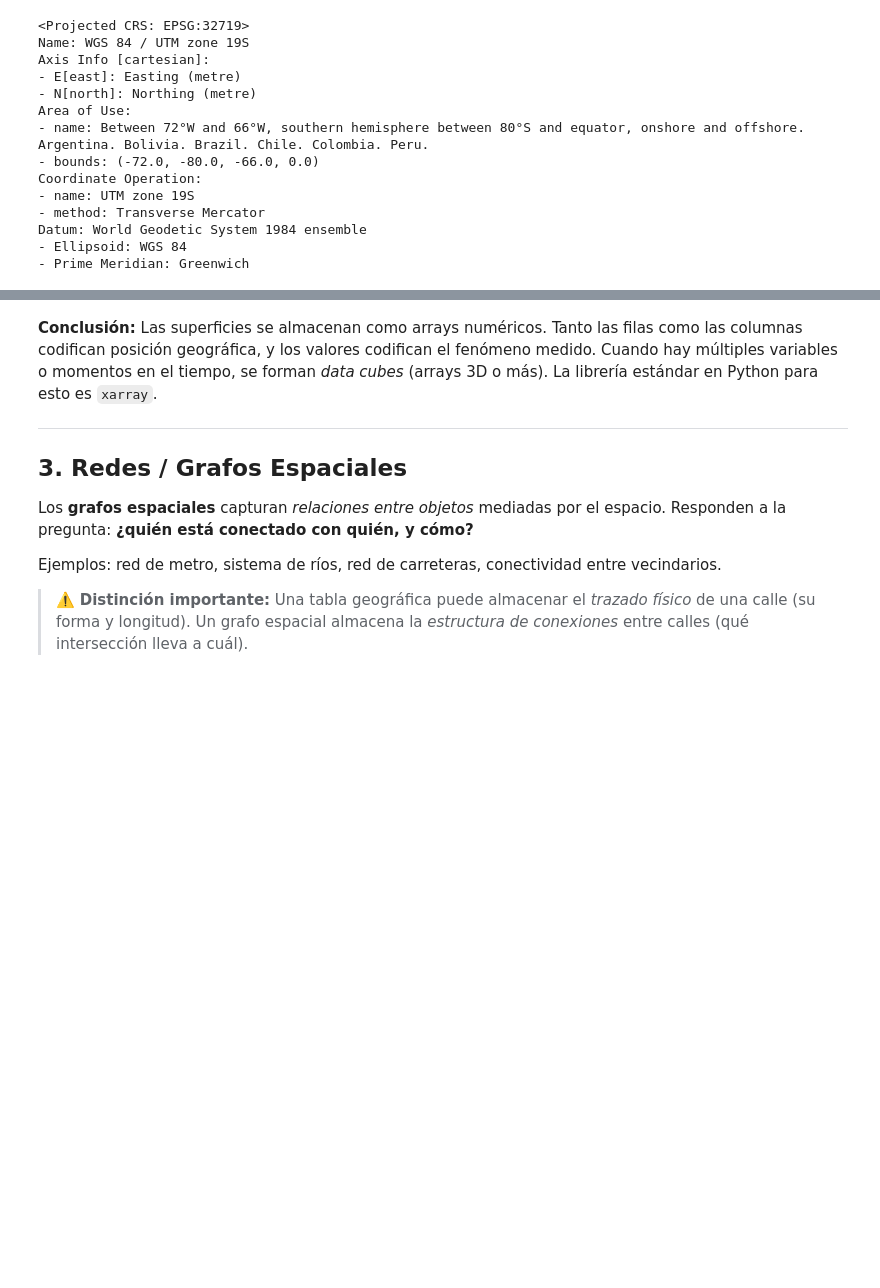
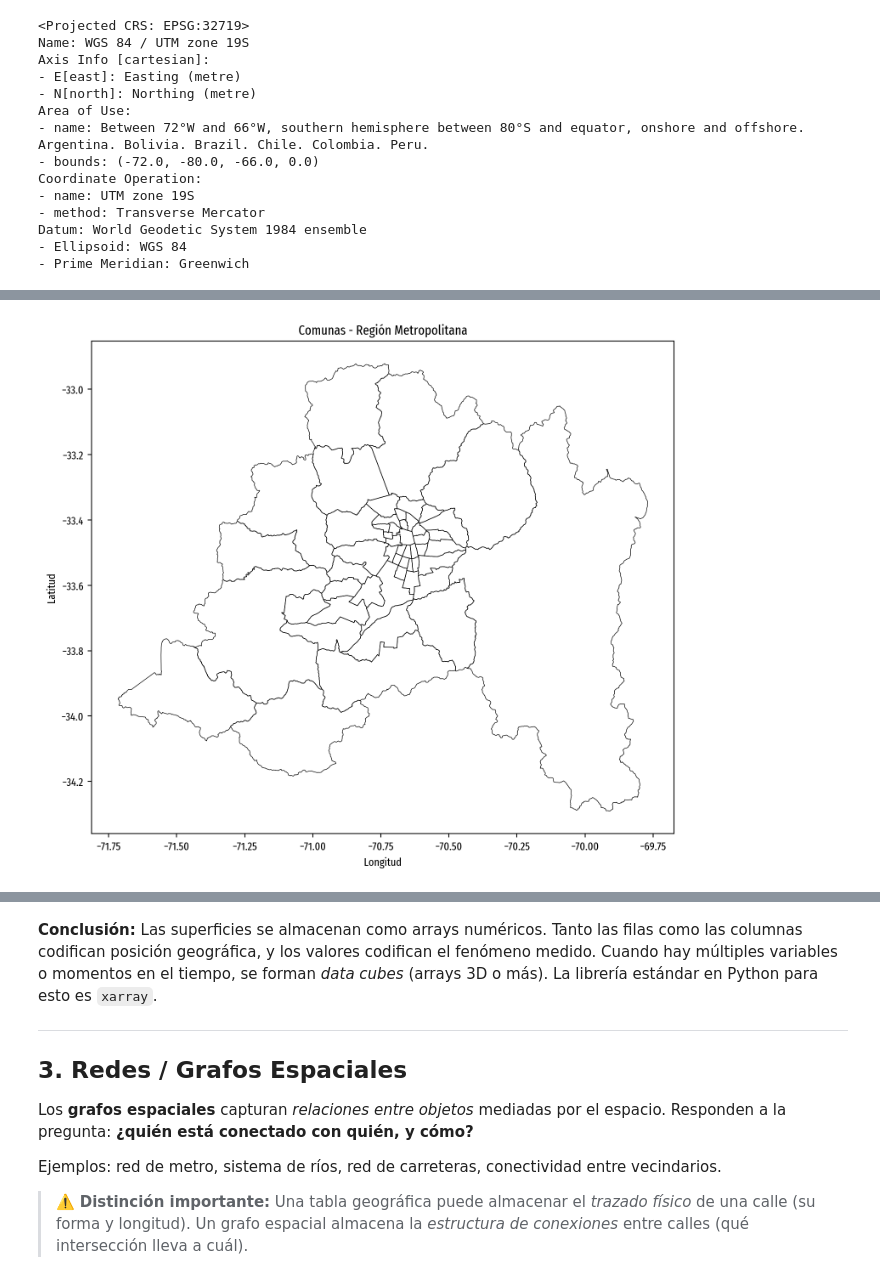
Before and after one commit to daniopitz/geodata, a Jupyter notebook: 00_introduccion.ipynb, the cells around one changed output, grey strips where cells are left out. Cells and saved outputs as stored; diff of their text form; code cells hidden in the pictures; blank space fills up the shorter version.

```diff
--- a/00_introduccion.ipynb
+++ b/00_introduccion.ipynb
@@ -164,0 +164,14 @@ print(regiones[['region', 'area_km2', 'geometry']])
+# %%
+rm_comunas = gpd.read_file("../data/external/censo2017/geometria/R13/COMUNA_C17.shp")
+
+fig, ax = plt.subplots(figsize=(8, 12))
+
+rm_comunas.to_crs(epsg=4326).plot(ax=ax, color='none', edgecolor='black', linewidth=0.5)
+
+ax.set_title('Comunas - Región Metropolitana')
+ax.set_xlabel('Longitud')
+ax.set_ylabel('Latitud')
+plt.tight_layout()
+plt.show()
+# %% [output]
+[figure, added]
```
Also changed, not shown: parts of 10 cells of this notebook.
